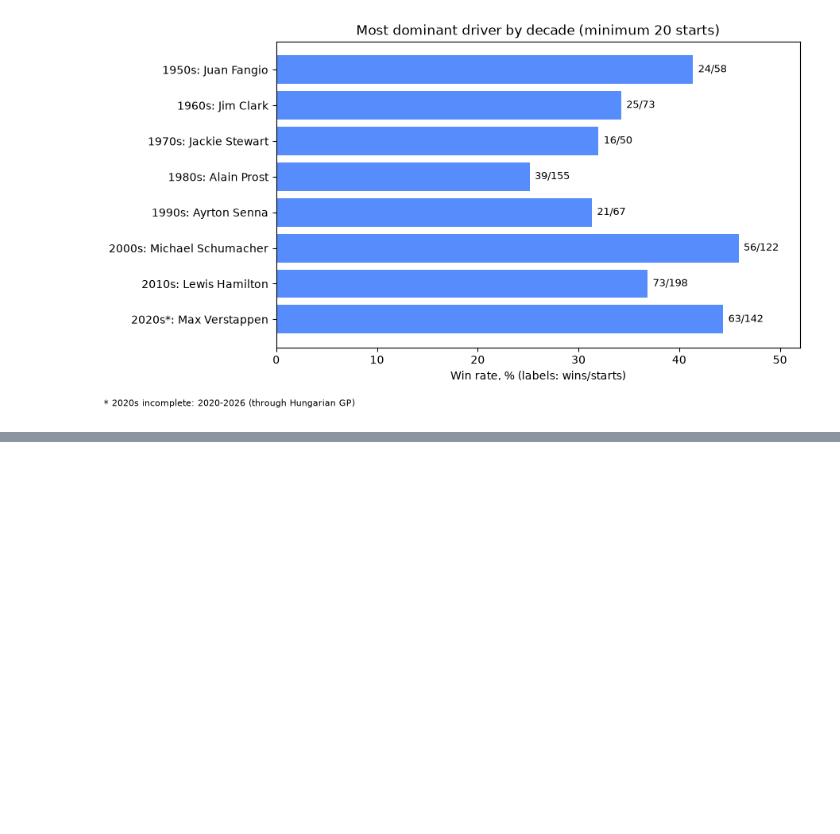
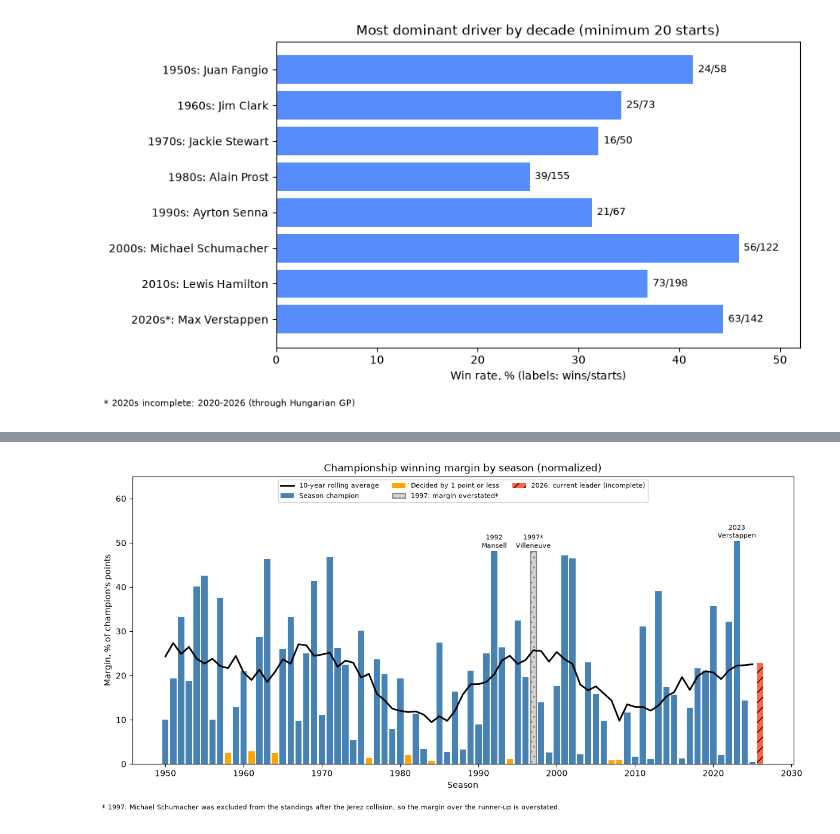
Before and after one commit to luvurgrace/f1-sql-analysis, a Jupyter notebook: notebooks/analysis.ipynb, the cells around one changed output, grey strips where cells are left out. Saved outputs shown, nothing was run; the diff lists cells and outputs as text; code cells hidden in the pictures; blank space fills up the shorter version.

```diff
--- a/notebooks/analysis.ipynb
+++ b/notebooks/analysis.ipynb
@@ -95,0 +92,53 @@ plt.show()
+# %%
+import pandas as pd
+import matplotlib.pyplot as plt
+
+df = pd.read_csv("../results/q3_season_champions.csv")
+complete = df[df["year"] < 2026].copy()
+current = df[df["year"] == 2026]
+
+close = complete["margin"] <= 1           # decided by 1 point or less
+anomaly = complete["year"] == 1997        # Schumacher excluded from standings
+regular = ~close & ~anomaly
+
+fig, ax = plt.subplots(figsize=(12, 6))
+
+ax.bar(complete.loc[regular, "year"], complete.loc[regular, "margin_pct"],
+       color="steelblue", label="Season champion")
+ax.bar(complete.loc[close, "year"], complete.loc[close, "margin_pct"],
+       color="orange", label="Decided by 1 point or less")
+ax.bar(complete.loc[anomaly, "year"], complete.loc[anomaly, "margin_pct"],
+       color="lightgray", edgecolor="gray", hatch="..",
+       label="1997: margin overstated*")
+ax.bar(current["year"], current["margin_pct"], color="tomato", hatch="//",
+       label="2026: current leader (incomplete)")
+
+trend = (complete.set_index("year")["margin_pct"]
+         .rolling(10, center=True, min_periods=5).mean())
+ax.plot(trend.index, trend.values, color="black", linewidth=2,
+        label="10-year rolling average")
+
+# Label the 3 biggest margins (1997 gets an asterisk)
+for _, row in complete.nlargest(3, "margin_pct").iterrows():
+    mark = "*" if row["year"] == 1997 else ""
+    ax.annotate(f"{int(row['year'])}{mark}\n{row['driver_name'].split()[-1]}",
+                (row["year"], row["margin_pct"]),
+                textcoords="offset points", xytext=(0, 4),
+                ha="center", fontsize=8)
+
+ax.set_ylim(0, 65)
+ax.set_xlabel("Season")
+ax.set_ylabel("Margin, % of champion's points")
+ax.set_title("Championship winning margin by season (normalized)")
+ax.legend(loc="upper center", ncol=3, fontsize=8)
+
+fig.text(0.01, 0.01,
+         "* 1997: Michael Schumacher was excluded from the standings after the Jerez collision, "
+         "so the margin over the runner-up is overstated.",
+         fontsize=8, ha="left")
+
+plt.tight_layout(rect=[0, 0.04, 1, 1])
+plt.savefig("../charts/q3_championship_margins.png", dpi=150, bbox_inches="tight")
+plt.show()
+# %% [output]
+[figure, added]
```
Also changed, not shown: parts of 2 cells of this notebook, 10 other files.
